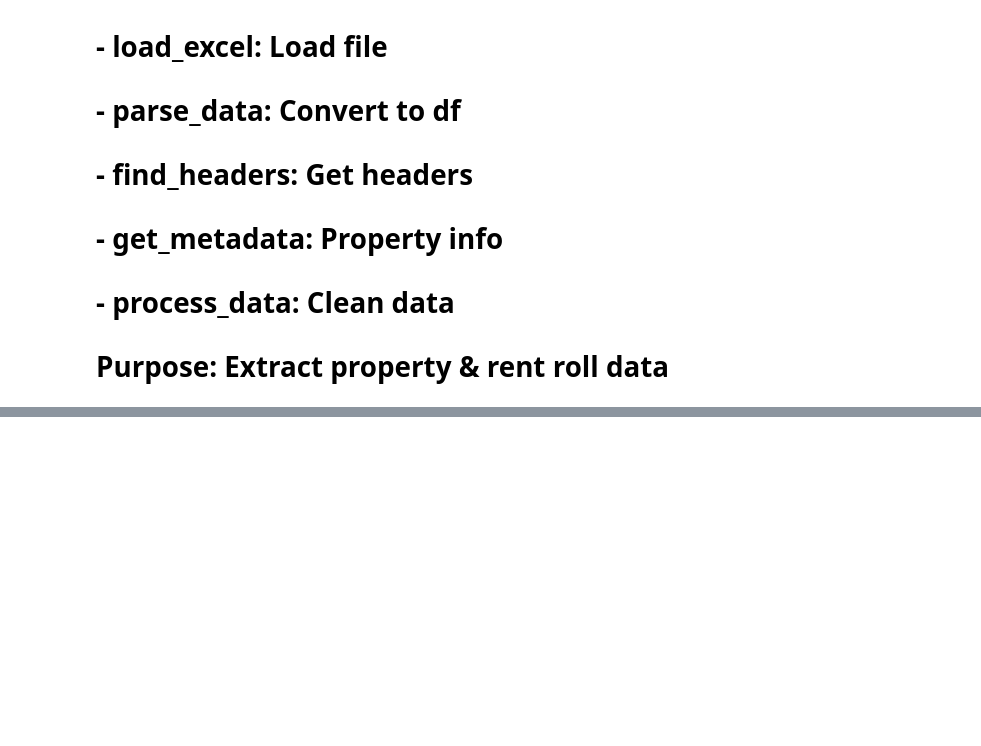
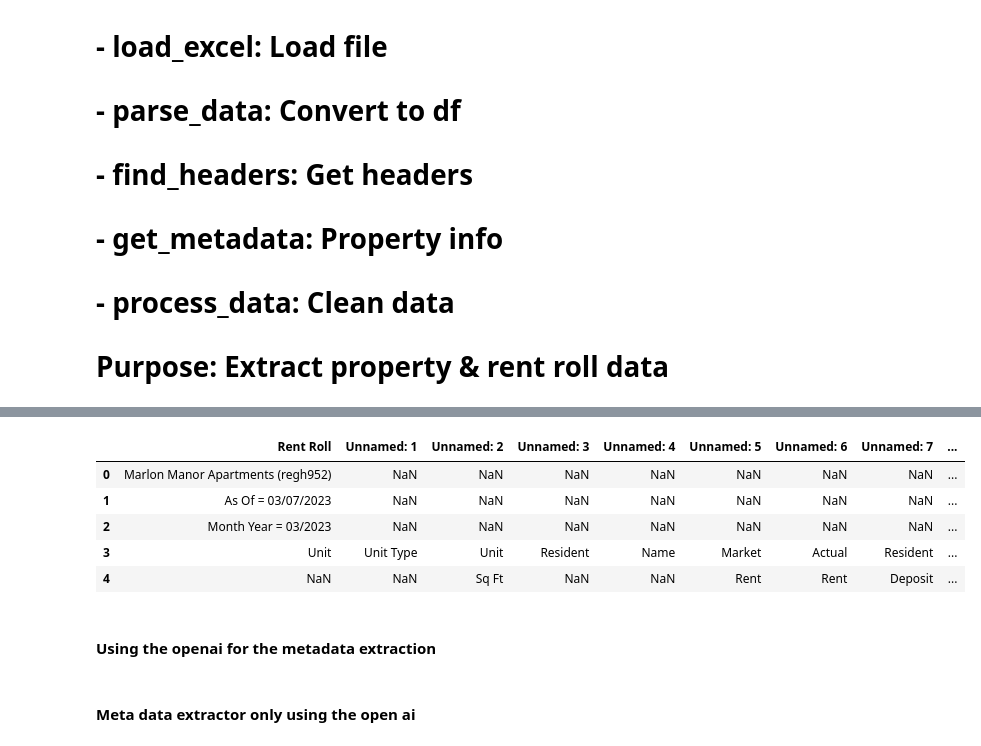
Before and after one commit to harikeerthan24/Lenguard, a Jupyter notebook: main.ipynb, the cells around one changed output, grey strips where cells are left out. Cells and saved outputs as stored; diff of their text form; code cells hidden in the pictures; blank space fills up the shorter version.

Commit message:
currently the script is spliting the metadata and the rent roll data

```diff
--- a/main.ipynb
+++ b/main.ipynb
@@ -203,0 +223,14 @@ dict_values([])
+# %%
+file_path = input("Please enter the path to your rent roll Excel file: ")
+abbie = pd.ExcelFile(file_path)
+
+df = abbie.parse()
+
+df.head()
+# %% [output]
+|  | Rent Roll | Unnamed: 1 | Unnamed: 2 | Unnamed: 3 | Unnamed: 4 | Unnamed: 5 | Unnamed: 6 | Unnamed: 7 | ... |
+| 0 | Marlon Manor Apartments (regh952) | NaN | NaN | NaN | NaN | NaN | NaN | NaN | ... |
+| 1 | As Of = 03/07/2023 | NaN | NaN | NaN | NaN | NaN | NaN | NaN | ... |
+| 2 | Month Year = 03/2023 | NaN | NaN | NaN | NaN | NaN | NaN | NaN | ... |
+| 3 | Unit | Unit Type | Unit | Resident | Name | Market | Actual | Resident | ... |
+| 4 | NaN | NaN | Sq Ft | NaN | NaN | Rent | Rent | Deposit | ... |
@@ -203,0 +266,2 @@ dict_values([])
+# %% [markdown]
+#### Using the openai for the metadata extraction
@@ -203,0 +415,2 @@ dict_values([])
+# %% [markdown]
+#### Meta data extractor only using the open ai
```
Also changed, not shown: parts of 8 cells of this notebook, 1 other file.
